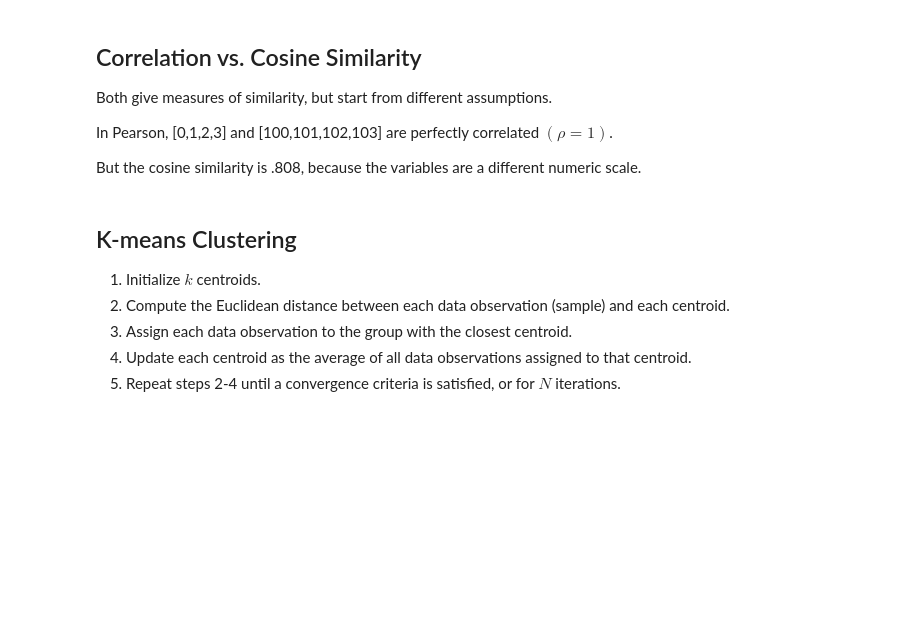
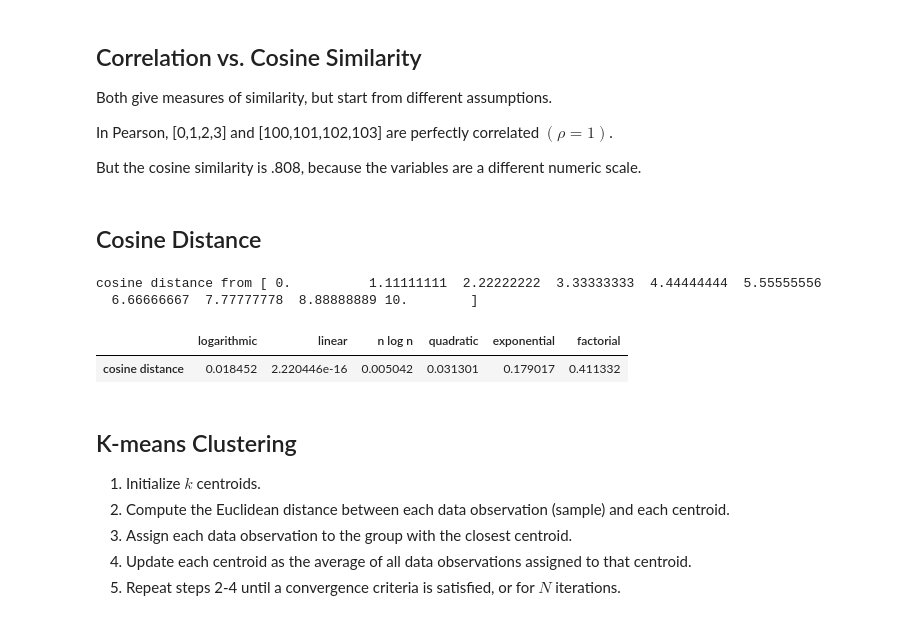
Before and after one commit to solarecho3/vectors, a Jupyter notebook: vectors.ipynb, the cells around one changed output. Drawn from its saved outputs; the diff is of its cells as text; code cells hidden in the pictures; blank space fills up the shorter version.

Commit message:
cosine distance

```diff
--- a/vectors.ipynb
+++ b/vectors.ipynb
@@ -971,6 +973,18 @@ Both give measures of similarity, but start from different assumptions.
 In Pearson, [0,1,2,3] and [100,101,102,103] are perfectly correlated $(\rho=1)$.
 
 But the cosine similarity is .808, because the variables are a different numeric scale.
+# %% [markdown]
+## Cosine Distance
+# %%
+print("cosine distance from", a)
+df = pd.DataFrame([scipy.spatial.distance.cosine(a,func) for func in [logn,l,nlogn,q,e,f]], index=["logarithmic","linear","n log n","quadratic","exponential","factorial"]).T
+df.index = ["cosine distance"]
+df
+# %% [output]
+cosine distance from [ 0.          1.11111111  2.22222222  3.33333333  4.44444444  5.55555556
+  6.66666667  7.77777778  8.88888889 10.        ]
+|  | logarithmic | linear | n log n | quadratic | exponential | factorial |
+| cosine distance | 0.018452 | 2.220446e-16 | 0.005042 | 0.031301 | 0.179017 | 0.411332 |
 # %% [markdown]
 ## K-means Clustering
 
```
Also changed, not shown: parts of 1 cell of this notebook.
